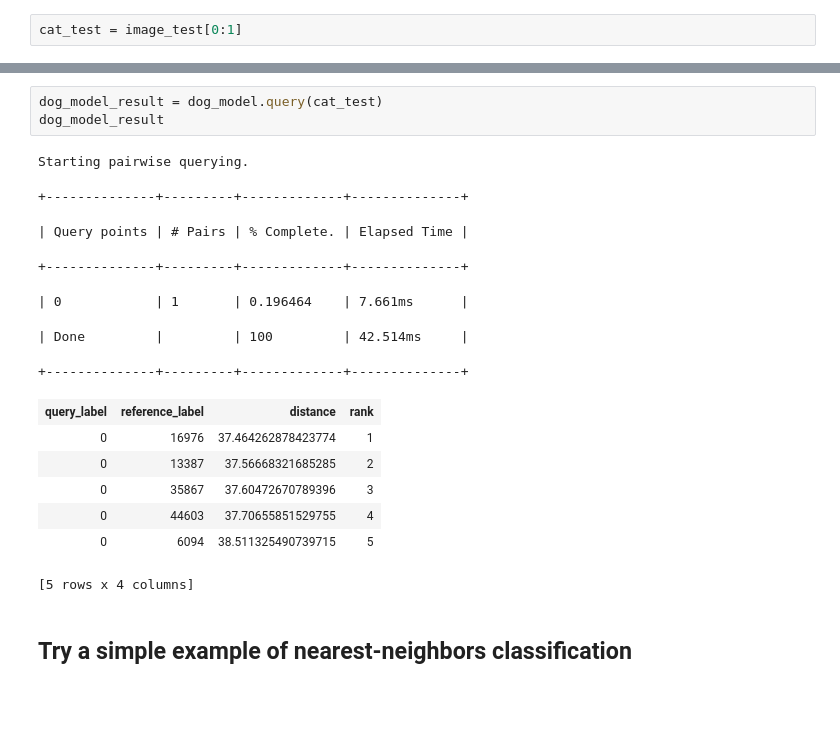
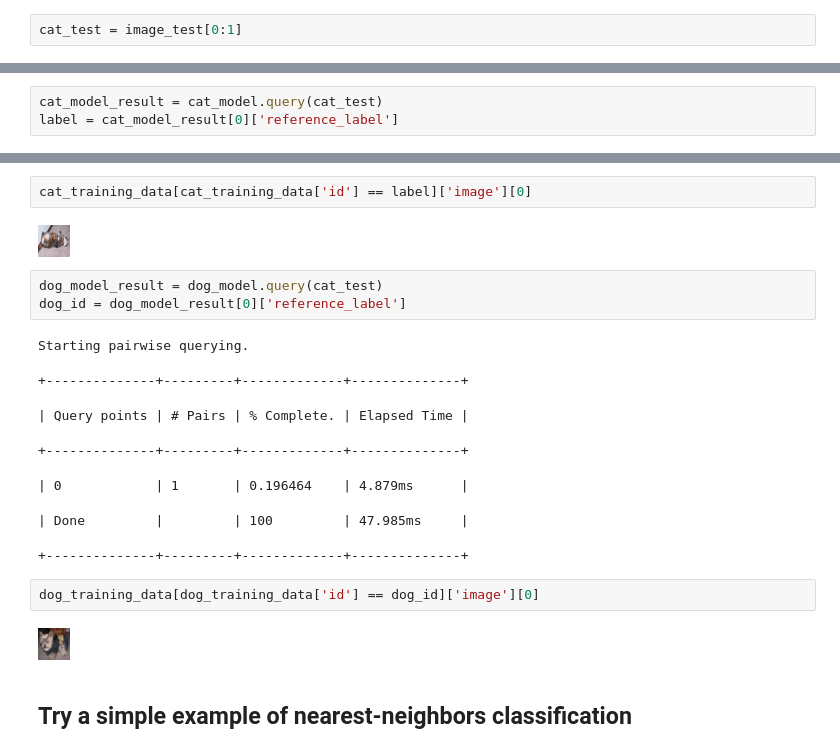
Before and after one commit to denpresich/coursera-mlf, a Jupyter notebook: 6_searching_for_images/FND06-NB02.ipynb, the cells around one changed output, grey strips where cells are left out. Saved outputs shown, nothing was run; the diff lists cells and outputs as text; blank space fills up the shorter version.

```diff
--- a/6_searching_for_images/FND06-NB02.ipynb
+++ b/6_searching_for_images/FND06-NB02.ipynb
@@ -217,0 +207,3 @@ AttributeError: 'numpy.ndarray' object has no attribute '_to_pil_image'
+# %%
+cat_model_result = cat_model.query(cat_test)
+label = cat_model_result[0]['reference_label']
@@ -218,21 +217,22 @@ AttributeError: 'numpy.ndarray' object has no attribute '_to_pil_image'
+# %%
+cat_training_data[cat_training_data['id'] == label]['image'][0]
+# %% [output]
+[figure, added]
 # %%
 dog_model_result = dog_model.query(cat_test)
-dog_model_result
+dog_id = dog_model_result[0]['reference_label']
 # %% [output]
 Starting pairwise querying.
 +--------------+---------+-------------+--------------+
 | Query points | # Pairs | % Complete. | Elapsed Time |
 +--------------+---------+-------------+--------------+
-| 0            | 1       | 0.196464    | 7.661ms      |
+| 0            | 1       | 0.196464    | 4.879ms      |
-| Done         |         | 100         | 42.514ms     |
+| Done         |         | 100         | 47.985ms     |
 +--------------+---------+-------------+--------------+
-| query_label | reference_label | distance | rank |
-| 0 | 16976 | 37.464262878423774 | 1 |
-| 0 | 13387 | 37.56668321685285 | 2 |
-| 0 | 35867 | 37.60472670789396 | 3 |
-| 0 | 44603 | 37.70655851529755 | 4 |
-| 0 | 6094 | 38.511325490739715 | 5 |
-[5 rows x 4 columns]
+# %%
+dog_training_data[dog_training_data['id'] == dog_id]['image'][0]
+# %% [output]
+[figure, added]
 # %% [markdown]
 ## Try a simple example of nearest-neighbors classification
 # %%
```
Also changed, not shown: parts of 17 cells of this notebook.
